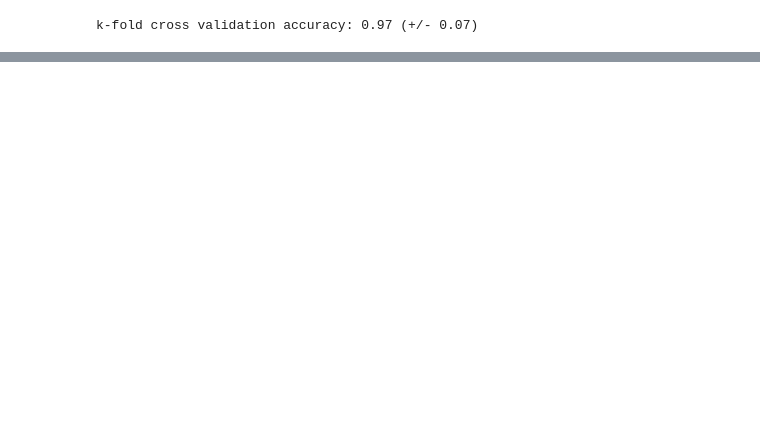
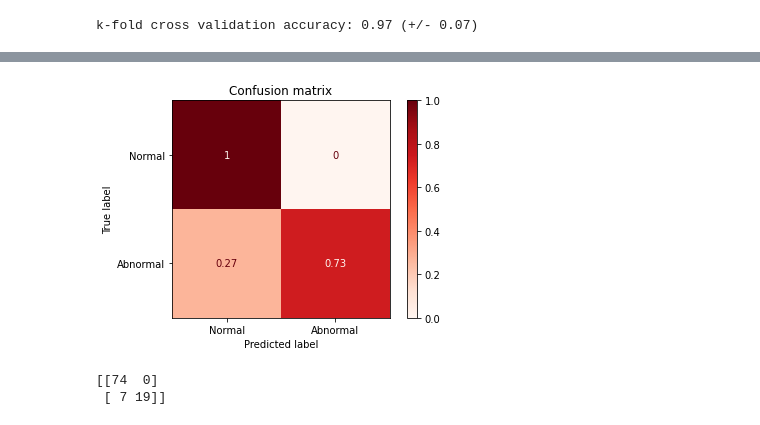
Before and after one commit to msadeqsirjani/eeg-based-epilepsy-detection, a Jupyter notebook: src/app.ipynb, the cells around one changed output, grey strips where cells are left out. Cells and saved outputs as stored; diff of their text form; code cells hidden in the pictures; blank space fills up the shorter version.

```diff
--- a/src/app.ipynb
+++ b/src/app.ipynb
@@ -676,0 +742,12 @@ k-fold cross validation accuracy: 0.97 (+/- 0.07)
+# %%
+#confusion matrix plot
+display = plot_confusion_matrix(clf, x_test, y_test, display_labels=['Normal', 'Abnormal'], cmap=plt.cm.Reds, normalize='true')
+display.ax_.set_title('Confusion matrix')
+
+plt.show()
+
+print(confusion_matrix(y_test, y_prediction))
+# %% [output]
+[figure, added]
+[[74  0]
+ [ 7 19]]
```
Also changed, not shown: parts of 16 cells of this notebook.
